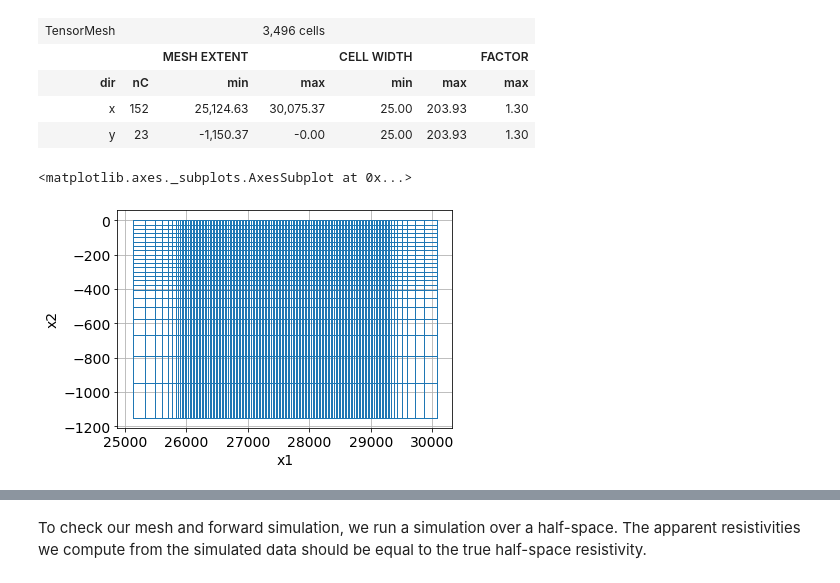
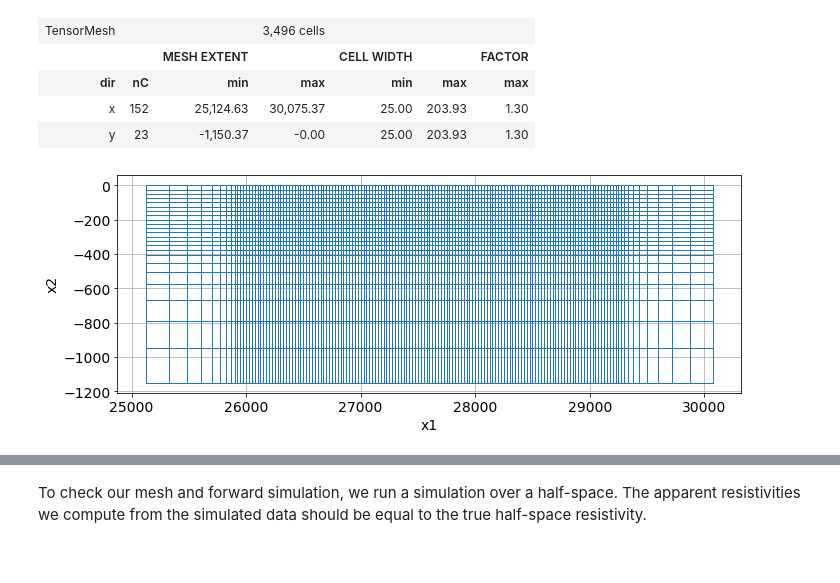
Before and after one commit to simpeg/transform-2020-simpeg, a Jupyter notebook: 1-century-dcip-inversion.ipynb, the cells around one changed output, grey strips where cells are left out. Saved outputs shown, nothing was run; the diff lists cells and outputs as text; code cells hidden in the pictures.

```diff
--- a/1-century-dcip-inversion.ipynb
+++ b/1-century-dcip-inversion.ipynb
@@ -142,7 +144,7 @@ AVG-GDAT 1.22: CENTURY Converted by RES2POT to conductivitie
 # %% [markdown]
 Next, we write a function to read in these data. Within SimPEG, there are lots of utilities for reading in data, particularly if they are in common formats such as the more recent UBC formats (e.g. see `dc.utils.readUBC_DC2Dpre`).
 # %%
-def read_dcip_data(filename):
+def read_dcip_data(filename, verbose=True):
     """
     Read in a .OBS file from the Century data set into a python dictionary.
     The format is the old UBC-GIF DCIP format.
@@ -151,6 +153,9 @@ def read_dcip_data(filename):
     ----------
     filename : str
         Path to the file to be parsed
+
+    verbose: bool
+        Print some things?
 
 
     Returns
@@ -173,7 +178,9 @@ def read_dcip_data(filename):
 
     # the second line has the number of sources, current, and data type (voltages if 1)
     n_sources = int(contents[1].split()[0])
-    print(f"number of sources: {n_sources}")
+
+    if verbose is True:
+        print(f"number of sources: {n_sources}")
 
     # initialize storage for the electrode locations and data
     a_locations = np.zeros(n_sources)
@@ -197,7 +204,8 @@ def read_dcip_data(filename):
         b_locations[i] = float(b_location)
         nrx = int(nrx)
 
-        print(f"Source {i}: A-loc: {a_location}, B-loc: {b_location}, N receivers: {nrx}")
+        if verbose is True:
+            print(f"Source {i}: A-loc: {a_location}, B-loc: {b_location}, N receivers: {nrx}")
 
         # initialize space for receiver locations, observed data associated with this source
         m_locations_i, n_locations_i = np.zeros(nrx), np.zeros(nrx)
@@ -599,11 +607,11 @@ mesh
 | x | 152 | 25,124.63 | 30,075.37 | 25.00 | 203.93 | 1.30 |
 | y | 23 | -1,150.37 | -0.00 | 25.00 | 203.93 | 1.30 |
 # %%
-fig, ax = plt.subplots()
+fig, ax = plt.subplots(1, 1, figsize=(12, 4))
 mesh.plotGrid(ax=ax)
+ax.set_aspect(1.5)
 # %% [output]
-<matplotlib.axes._subplots.AxesSubplot at 0x...>
-[figure, old version]
+[figure, new version]
 # %% [markdown]
 ### 3.2: Construct the forward simulation
 
```
Also changed, not shown: parts of 15 cells of this notebook, 2 other files.
